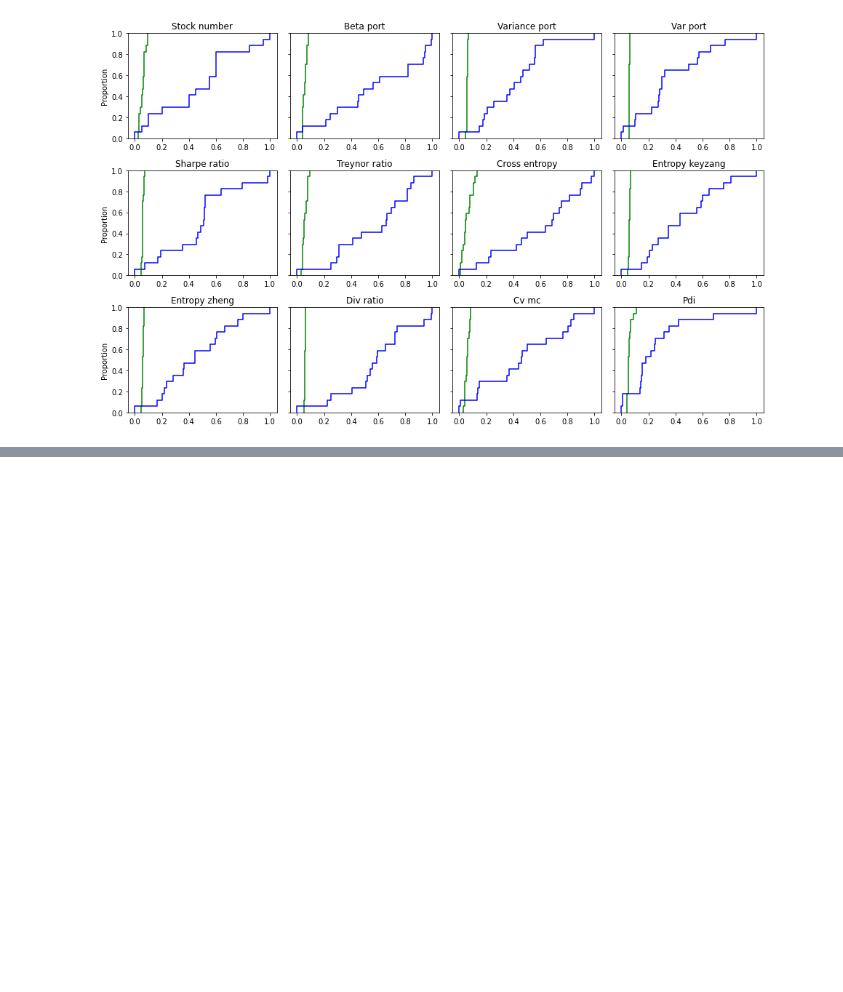
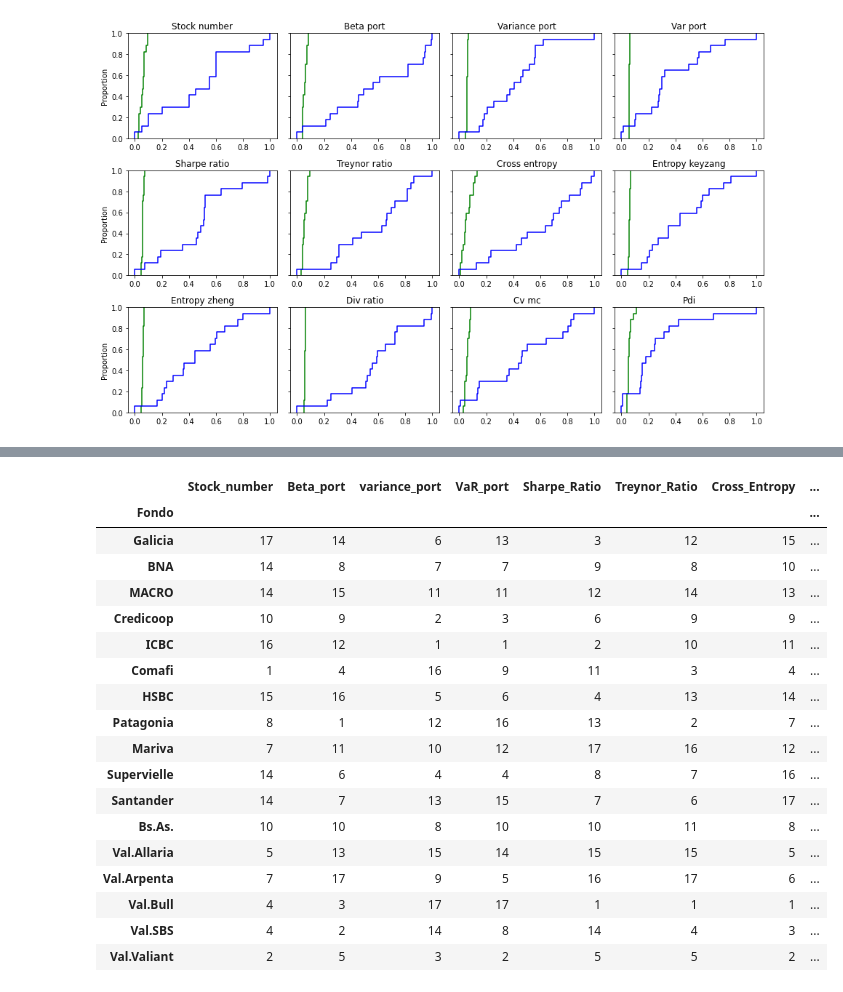
Before and after one commit to quatrope/garpar, a Jupyter notebook: draft/FCIevaluate.ipynb, the cells around one changed output, grey strips where cells are left out. Cells and saved outputs as stored; diff of their text form; code cells hidden in the pictures; blank space fills up the shorter version.

```diff
--- a/draft/FCIevaluate.ipynb
+++ b/draft/FCIevaluate.ipynb
@@ -582,0 +632,27 @@ plt.savefig("ogive0yN.pdf")
+# %%
+rank_arr = np.where(np.array(objectives) ==  max, max_rank, min_rank).astype(int)
+rank_df = pd.DataFrame(rank_arr, columns=metrics.columns, index=metrics.index)
+rank_df["CRITIC"] = result.to_series()
+rank_df["Entropy"] = result2.to_series()
+
+rank_df
+# %% [output]
+|  | Stock_number | Beta_port | variance_port | VaR_port | Sharpe_Ratio | Treynor_Ratio | Cross_Entropy | ... |
+| Fondo |  |  |  |  |  |  |  | ... |
+| Galicia | 17 | 14 | 6 | 13 | 3 | 12 | 15 | ... |
+| BNA | 14 | 8 | 7 | 7 | 9 | 8 | 10 | ... |
+| MACRO | 14 | 15 | 11 | 11 | 12 | 14 | 13 | ... |
+| Credicoop | 10 | 9 | 2 | 3 | 6 | 9 | 9 | ... |
+| ICBC | 16 | 12 | 1 | 1 | 2 | 10 | 11 | ... |
+| Comafi | 1 | 4 | 16 | 9 | 11 | 3 | 4 | ... |
+| HSBC | 15 | 16 | 5 | 6 | 4 | 13 | 14 | ... |
+| Patagonia | 8 | 1 | 12 | 16 | 13 | 2 | 7 | ... |
+| Mariva | 7 | 11 | 10 | 12 | 17 | 16 | 12 | ... |
+| Supervielle | 14 | 6 | 4 | 4 | 8 | 7 | 16 | ... |
+| Santander | 14 | 7 | 13 | 15 | 7 | 6 | 17 | ... |
+| Bs.As. | 10 | 10 | 8 | 10 | 10 | 11 | 8 | ... |
+| Val.Allaria | 5 | 13 | 15 | 14 | 15 | 15 | 5 | ... |
+| Val.Arpenta | 7 | 17 | 9 | 5 | 16 | 17 | 6 | ... |
+| Val.Bull | 4 | 3 | 17 | 17 | 1 | 1 | 1 | ... |
+| Val.SBS | 4 | 2 | 14 | 8 | 14 | 4 | 3 | ... |
+| Val.Valiant | 2 | 5 | 3 | 2 | 5 | 5 | 2 | ... |
```
Also changed, not shown: parts of 9 cells of this notebook.
